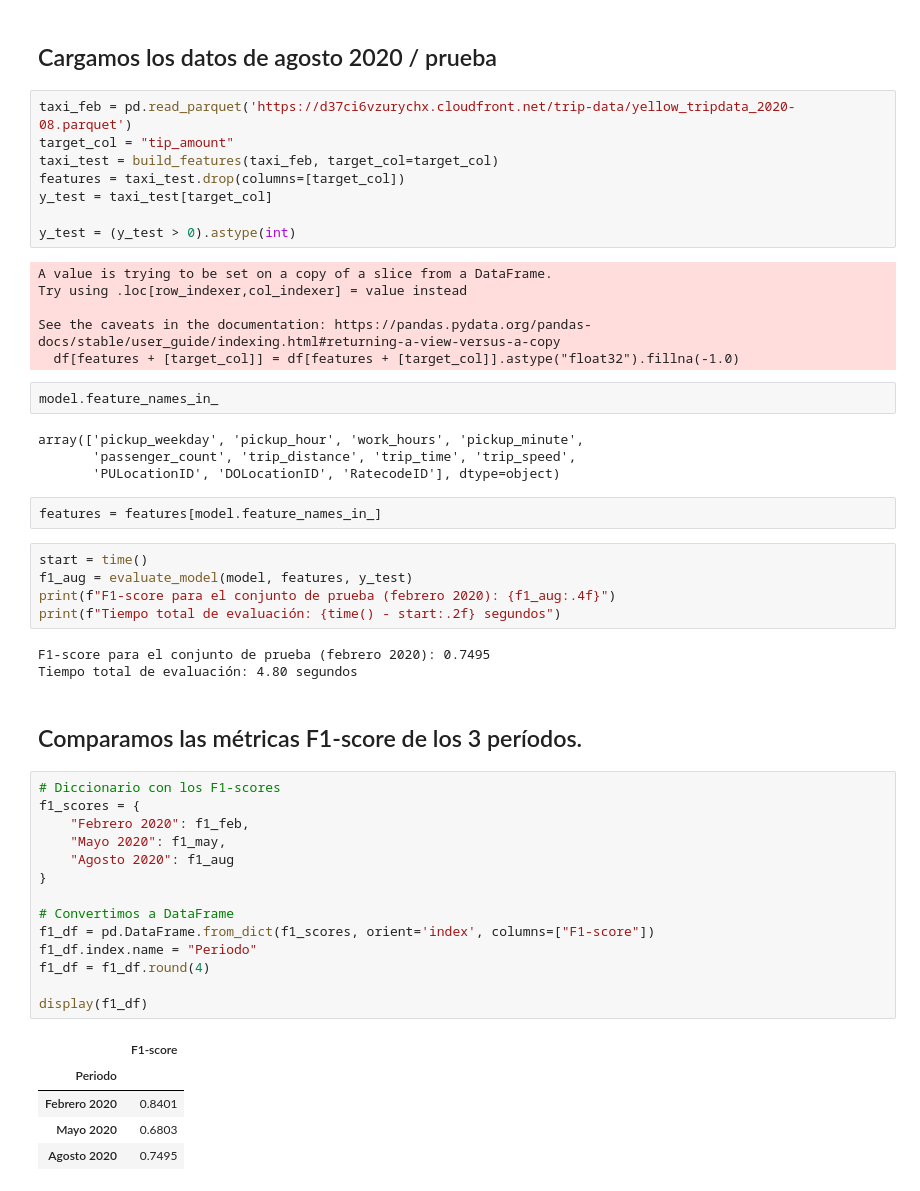
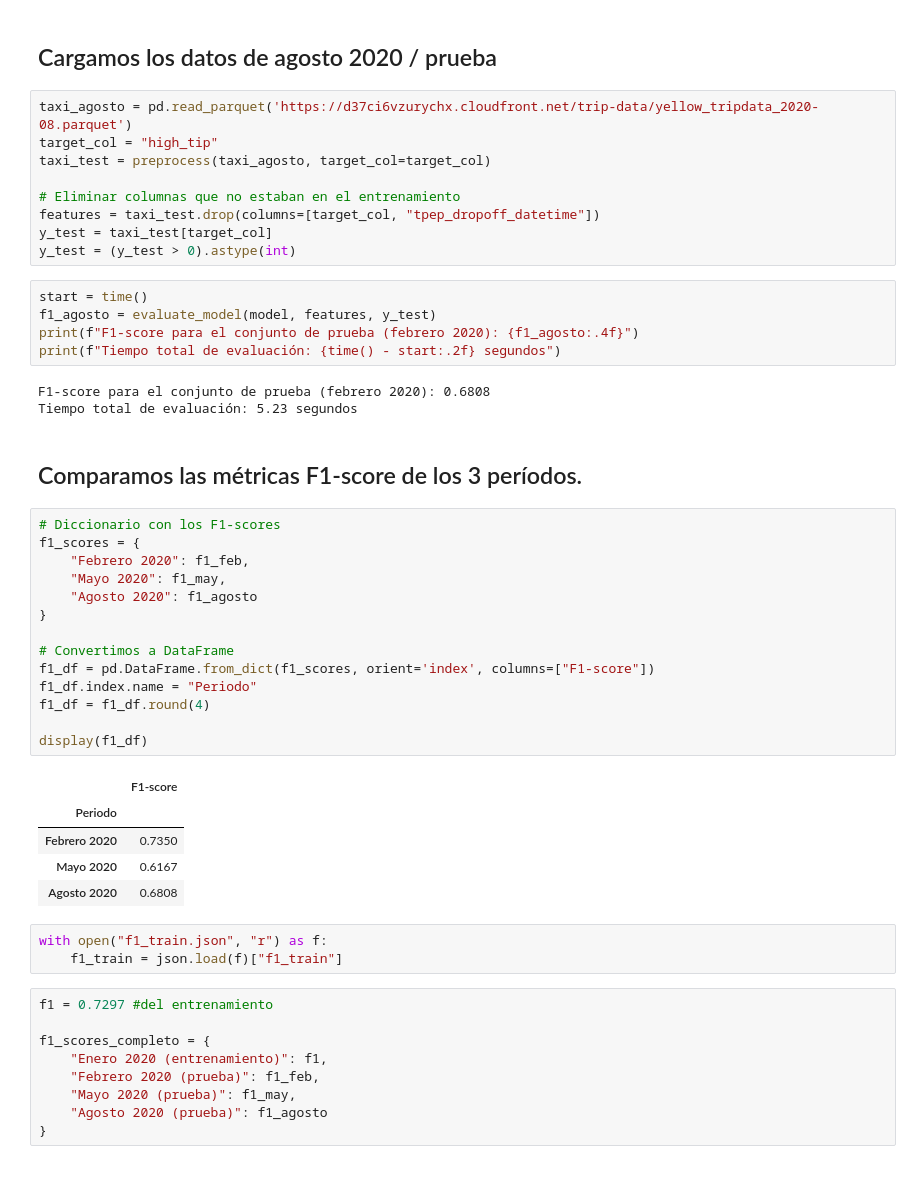
Before and after one commit to RosarioValderrama/nyc_tips_classifier, a Jupyter notebook: notebooks/02_model_predict.ipynb, the cells around one changed output. Cells and saved outputs as stored; diff of their text form.

```diff
--- a/notebooks/02_model_predict.ipynb
+++ b/notebooks/02_model_predict.ipynb
@@ -81,54 +77,53 @@ Tiempo total de evaluación: 1.91 segundos
 # %% [markdown]
 ## Cargamos los datos de agosto 2020 / prueba
 # %%
-taxi_feb = pd.read_parquet('https://d37ci6vzurychx.cloudfront.net/trip-data/yellow_tripdata_2020-08.parquet')
-target_col = "tip_amount"
-taxi_test = build_features(taxi_feb, target_col=target_col)
-features = taxi_test.drop(columns=[target_col])
+taxi_agosto = pd.read_parquet('https://d37ci6vzurychx.cloudfront.net/trip-data/yellow_tripdata_2020-08.parquet')
+target_col = "high_tip"
+taxi_test = preprocess(taxi_agosto, target_col=target_col)
+
+# Eliminar columnas que no estaban en el entrenamiento
+features = taxi_test.drop(columns=[target_col, "tpep_dropoff_datetime"])
 y_test = taxi_test[target_col]
-
 y_test = (y_test > 0).astype(int)
-# %% [output]
-A value is trying to be set on a copy of a slice from a DataFrame.
-Try using .loc[row_indexer,col_indexer] = value instead
-
-See the caveats in the documentation: https://pandas.pydata.org/pandas-docs/stable/user_guide/indexing.html#returning-a-view-versus-a-copy
-  df[features + [target_col]] = df[features + [target_col]].astype("float32").fillna(-1.0)
-# %%
-model.feature_names_in_
-# %% [output]
-array(['pickup_weekday', 'pickup_hour', 'work_hours', 'pickup_minute',
-       'passenger_count', 'trip_distance', 'trip_time', 'trip_speed',
-       'PULocationID', 'DOLocationID', 'RatecodeID'], dtype=object)
-# %%
-features = features[model.feature_names_in_]
 # %%
 start = time()
-f1_aug = evaluate_model(model, features, y_test)
-print(f"F1-score para el conjunto de prueba (febrero 2020): {f1_aug:.4f}")
+f1_agosto = evaluate_model(model, features, y_test)
+print(f"F1-score para el conjunto de prueba (febrero 2020): {f1_agosto:.4f}")
 print(f"Tiempo total de evaluación: {time() - start:.2f} segundos")
 # %% [output]
-F1-score para el conjunto de prueba (febrero 2020): 0.7495
-Tiempo total de evaluación: 4.80 segundos
+F1-score para el conjunto de prueba (febrero 2020): 0.6808
+Tiempo total de evaluación: 5.23 segundos
 # %% [markdown]
 ## Comparamos las métricas F1-score de los 3 períodos.
 # %%
 # Diccionario con los F1-scores
 f1_scores = {
     "Febrero 2020": f1_feb,
     "Mayo 2020": f1_may,
-    "Agosto 2020": f1_aug
+    "Agosto 2020": f1_agosto
 }
 
 # Convertimos a DataFrame
 f1_df = pd.DataFrame.from_dict(f1_scores, orient='index', columns=["F1-score"])
 f1_df.index.name = "Periodo"
 f1_df = f1_df.round(4)
 
 display(f1_df)
 # %% [output]
 |  | F1-score |
 | Periodo |  |
-| Febrero 2020 | 0.8401 |
-| Mayo 2020 | 0.6803 |
-| Agosto 2020 | 0.7495 |
+| Febrero 2020 | 0.7350 |
+| Mayo 2020 | 0.6167 |
+| Agosto 2020 | 0.6808 |
+# %%
+with open("f1_train.json", "r") as f:
+    f1_train = json.load(f)["f1_train"]
+# %%
+f1 = 0.7297 #del entrenamiento
+
+f1_scores_completo = {
+    "Enero 2020 (entrenamiento)": f1,
+    "Febrero 2020 (prueba)": f1_feb,
+    "Mayo 2020 (prueba)": f1_may,
+    "Agosto 2020 (prueba)": f1_agosto
+}
```
Also changed, not shown: parts of 4 cells of this notebook, 6 other files.
